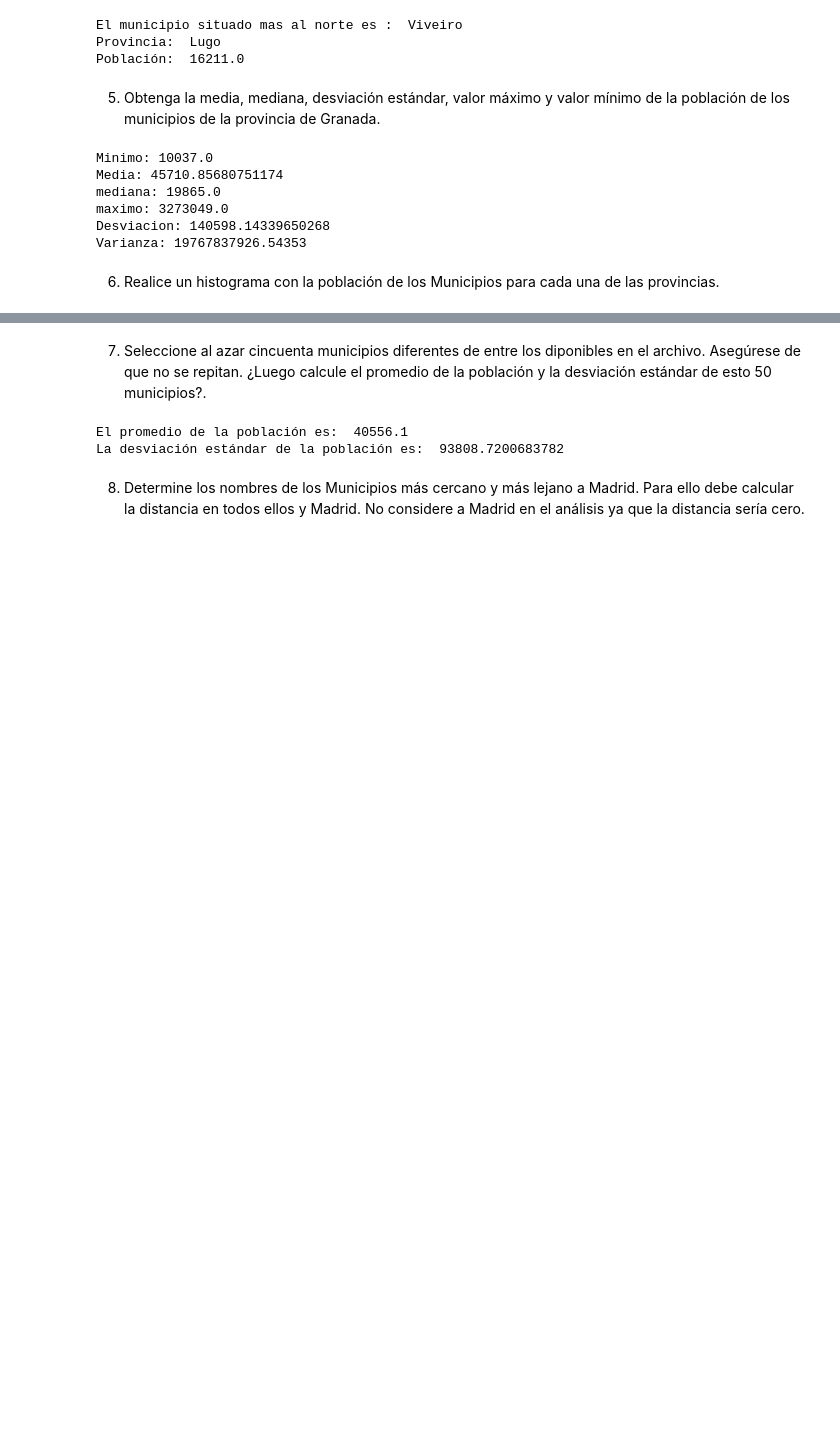
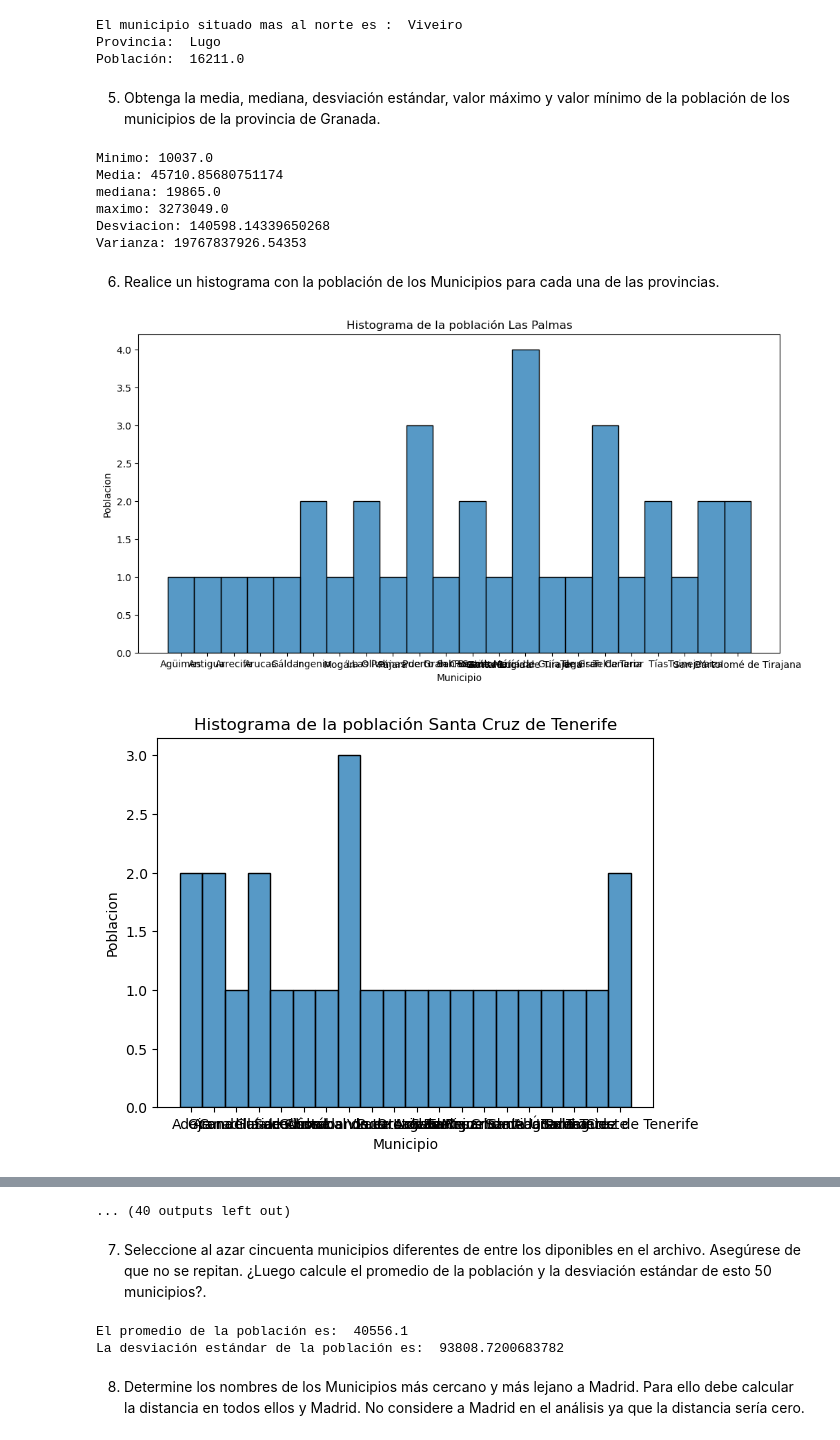
Before and after one commit to IrvinTum/Laboratorio3_IrvinTum_24008922, a Jupyter notebook: Lab_3_IrvinTum_24008922.ipynb, the cells around one changed output, grey strips where cells are left out. Saved outputs shown, nothing was run; the diff lists cells and outputs as text; code cells hidden in the pictures; blank space fills up the shorter version.

```diff
--- a/Lab_3_IrvinTum_24008922.ipynb
+++ b/Lab_3_IrvinTum_24008922.ipynb
@@ -218,3 +217,22 @@ Varianza: 19767837926.54353
 # %% [markdown]
 6. Realice un histograma con la población de los
 Municipios para cada una de las provincias.
+# %%
+import seaborn as sns
+import matplotlib.pyplot as plt
+
+plt.figure(figsize=(12, 6))
+
+for prov in dataset['Provincia'].unique():
+    datos_prov = dataset[dataset['Provincia'] == prov]
+
+    sns.histplot(data=datos_prov, x='Municipio', bins=10)
+
+    plt.title('Histograma de la población {}'.format(prov))
+    plt.xlabel('Municipio')
+    plt.ylabel('Poblacion')
+
+    plt.show()
+# %% [output]
+[figure, added]
+[figure, added]
@@ -221,3 +249,4 @@ Municipios para cada una de las provincias.
+... (40 outputs left out)
 # %% [markdown]
 7. Seleccione al azar cincuenta municipios diferentes de entre los diponibles en el archivo. Asegúrese de que no se repitan. ¿Luego calcule el promedio de la población y la desviación estándar de esto 50 municipios?.
 # %%
```
Also changed, not shown: parts of 5 cells of this notebook.
